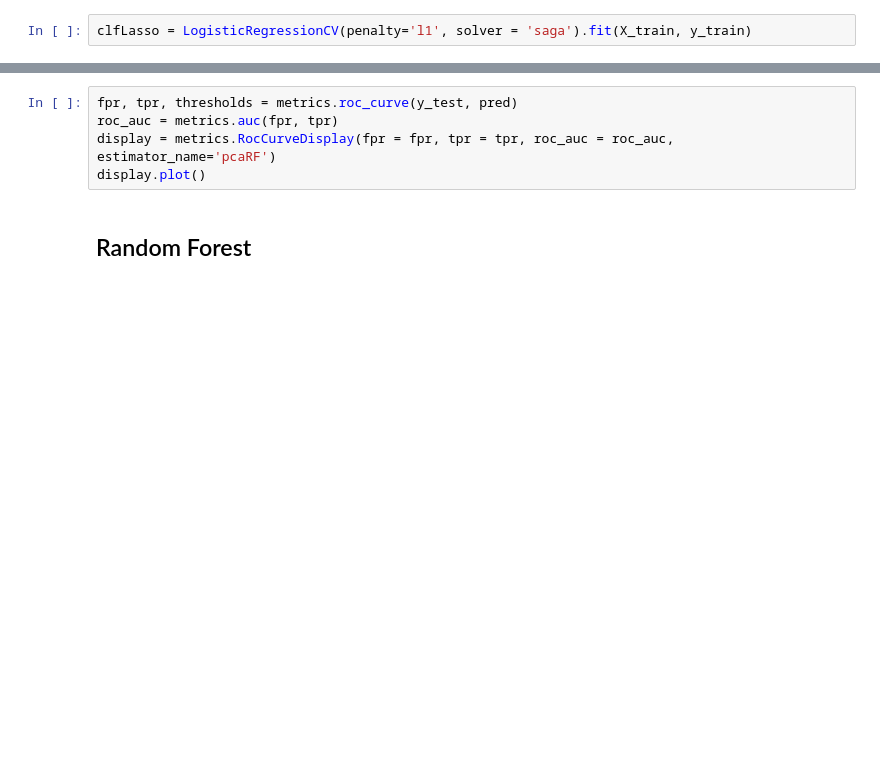
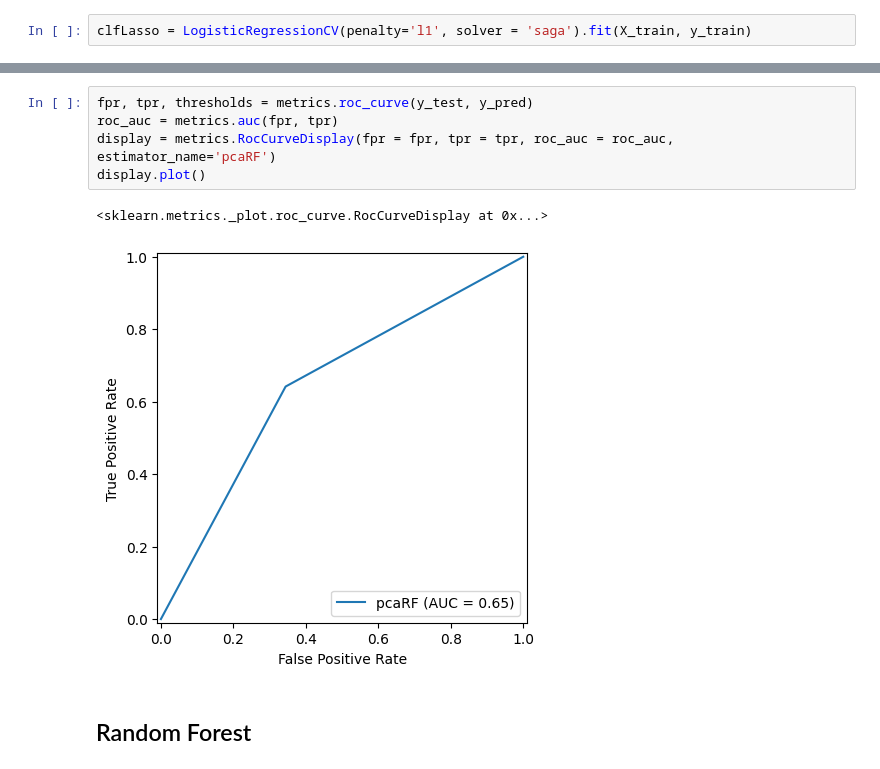
Before and after one commit to primula1323/Bigdata_Fintech, a Jupyter notebook: Lending_Club_Project/final_code/experiment3.ipynb, the cells around one changed output, grey strips where cells are left out. Drawn from its saved outputs; the diff is of its cells as text; blank space fills up the shorter version.

```diff
--- a/Lending_Club_Project/final_code/experiment3.ipynb
+++ b/Lending_Club_Project/final_code/experiment3.ipynb
@@ -126,8 +126,11 @@ weighted avg       0.76      0.80      0.74    226337
 # %%
-fpr, tpr, thresholds = metrics.roc_curve(y_test, pred)
+fpr, tpr, thresholds = metrics.roc_curve(y_test, y_pred)
 roc_auc = metrics.auc(fpr, tpr)
 display = metrics.RocCurveDisplay(fpr = fpr, tpr = tpr, roc_auc = roc_auc, estimator_name='pcaRF')
 display.plot()
+# %% [output]
+<sklearn.metrics._plot.roc_curve.RocCurveDisplay at 0x...>
+[figure, added]
 # %% [markdown]
 ## Random Forest
 # %%
```
Also changed, not shown: parts of 8 cells of this notebook.
